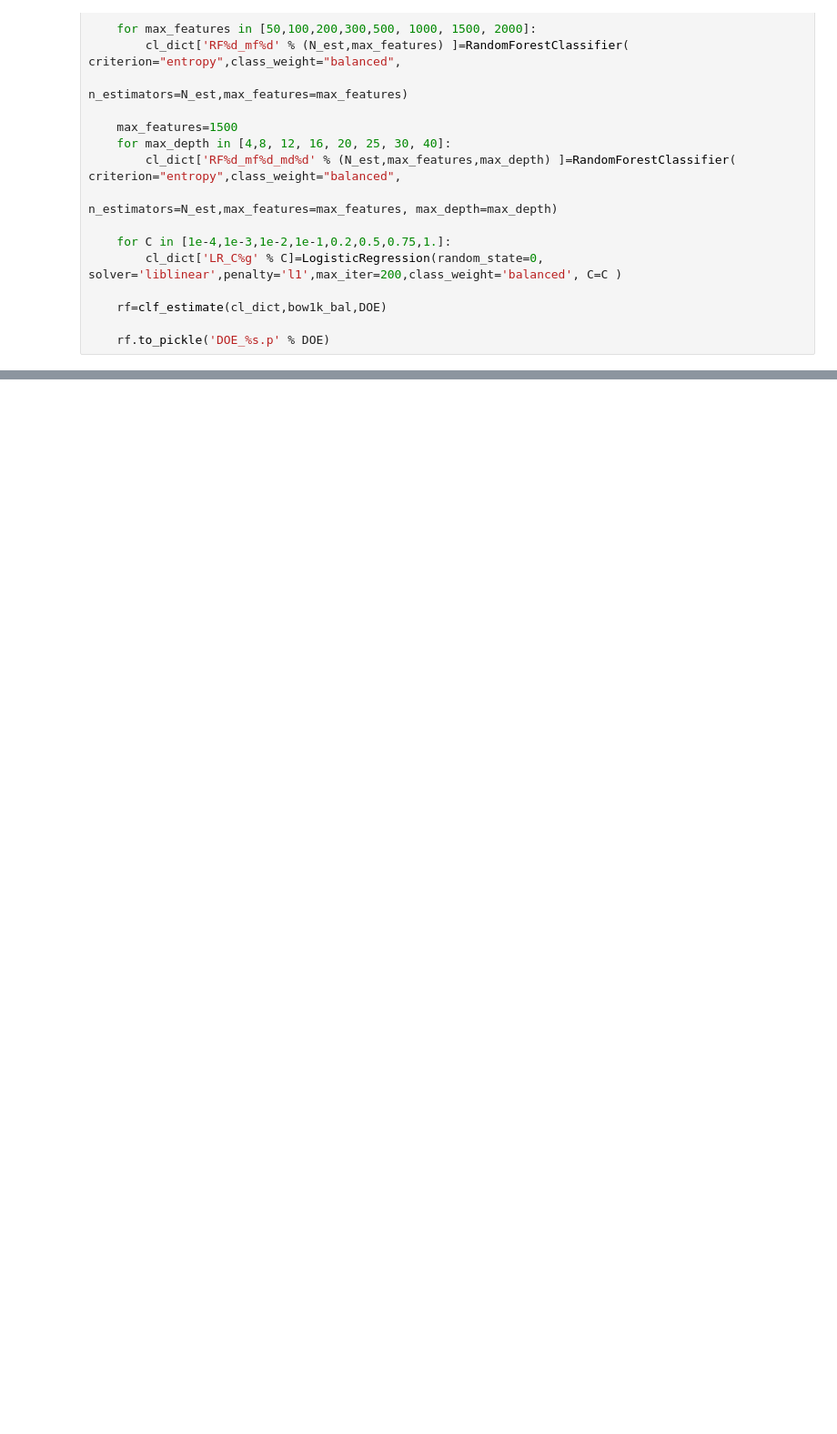
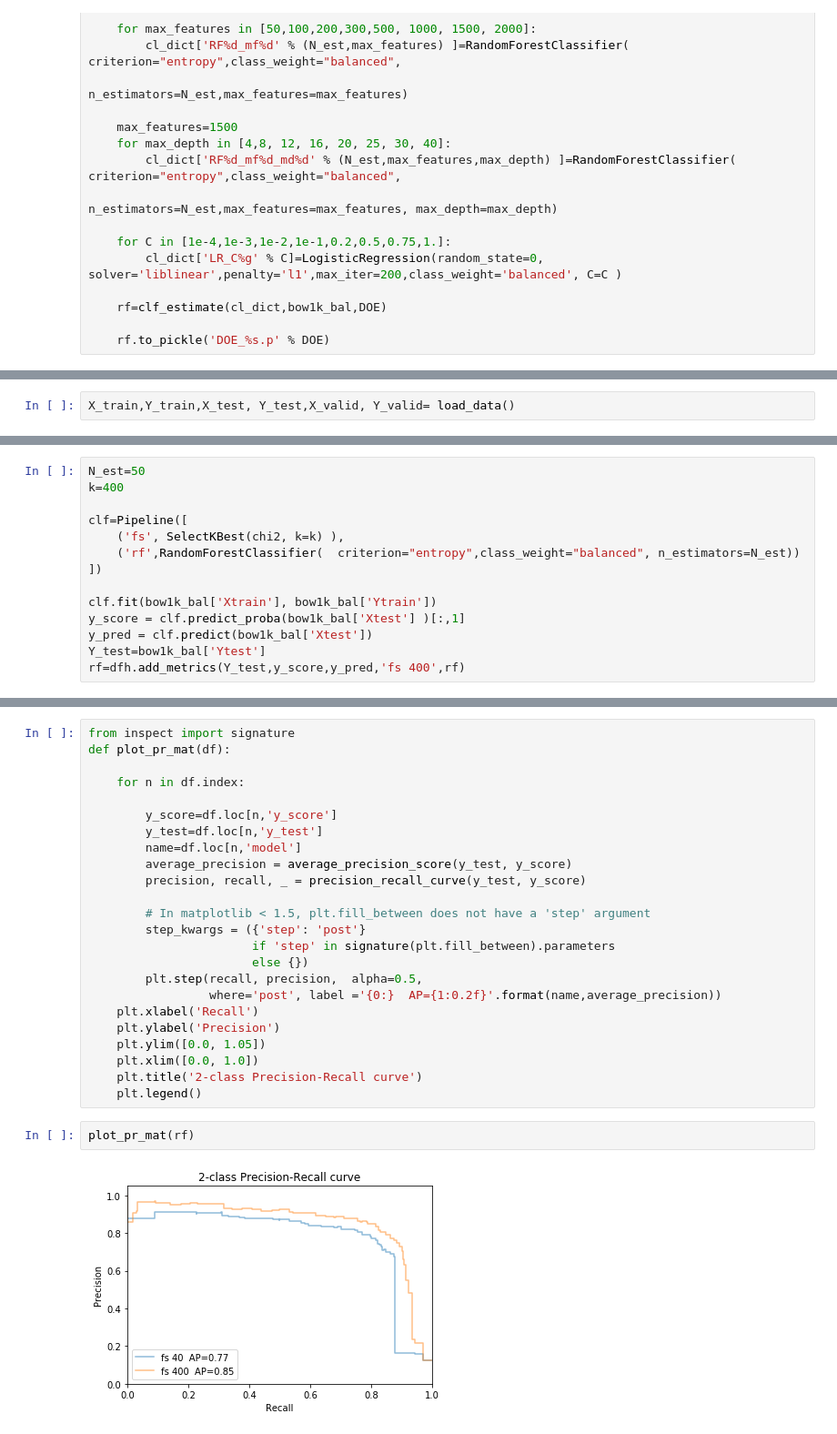
Before and after one commit to marco-bellini/NLP_disaster, a Jupyter notebook: rebal_bow.ipynb, the cells around one changed output, grey strips where cells are left out. Shown at 91% size. Cells and saved outputs as stored; diff of their text form; blank space fills up the shorter version.

```diff
--- a/rebal_bow.ipynb
+++ b/rebal_bow.ipynb
@@ -236 +309,3 @@ Y_valid=valid_df['food']
+# %%
+X_train,Y_train,X_test, Y_test,X_valid, Y_valid= load_data()
 # %%
@@ -282,0 +419,14 @@ make_doe(DOE,bow1k_bal)
+# %%
+N_est=50
+k=400
+
+clf=Pipeline([
+    ('fs', SelectKBest(chi2, k=k) ),
+    ('rf',RandomForestClassifier(  criterion="entropy",class_weight="balanced", n_estimators=N_est))
+])
+
+clf.fit(bow1k_bal['Xtrain'], bow1k_bal['Ytrain'])
+y_score = clf.predict_proba(bow1k_bal['Xtest'] )[:,1]
+y_pred = clf.predict(bow1k_bal['Xtest'])
+Y_test=bow1k_bal['Ytest']
+rf=dfh.add_metrics(Y_test,y_score,y_pred,'fs 400',rf)
@@ -282,0 +448,28 @@ make_doe(DOE,bow1k_bal)
+# %%
+from inspect import signature
+def plot_pr_mat(df):
+
+    for n in df.index:
+
+        y_score=df.loc[n,'y_score']
+        y_test=df.loc[n,'y_test']
+        name=df.loc[n,'model']
+        average_precision = average_precision_score(y_test, y_score)
+        precision, recall, _ = precision_recall_curve(y_test, y_score)
+
+        # In matplotlib < 1.5, plt.fill_between does not have a 'step' argument
+        step_kwargs = ({'step': 'post'}
+                       if 'step' in signature(plt.fill_between).parameters
+                       else {})
+        plt.step(recall, precision,  alpha=0.5,
+                 where='post', label ='{0:}  AP={1:0.2f}'.format(name,average_precision))
+    plt.xlabel('Recall')
+    plt.ylabel('Precision')
+    plt.ylim([0.0, 1.05])
+    plt.xlim([0.0, 1.0])
+    plt.title('2-class Precision-Recall curve')
+    plt.legend()
+# %%
+plot_pr_mat(rf)
+# %% [output]
+[figure, added]
```
Also changed, not shown: parts of 21 cells of this notebook, 4 other files.
